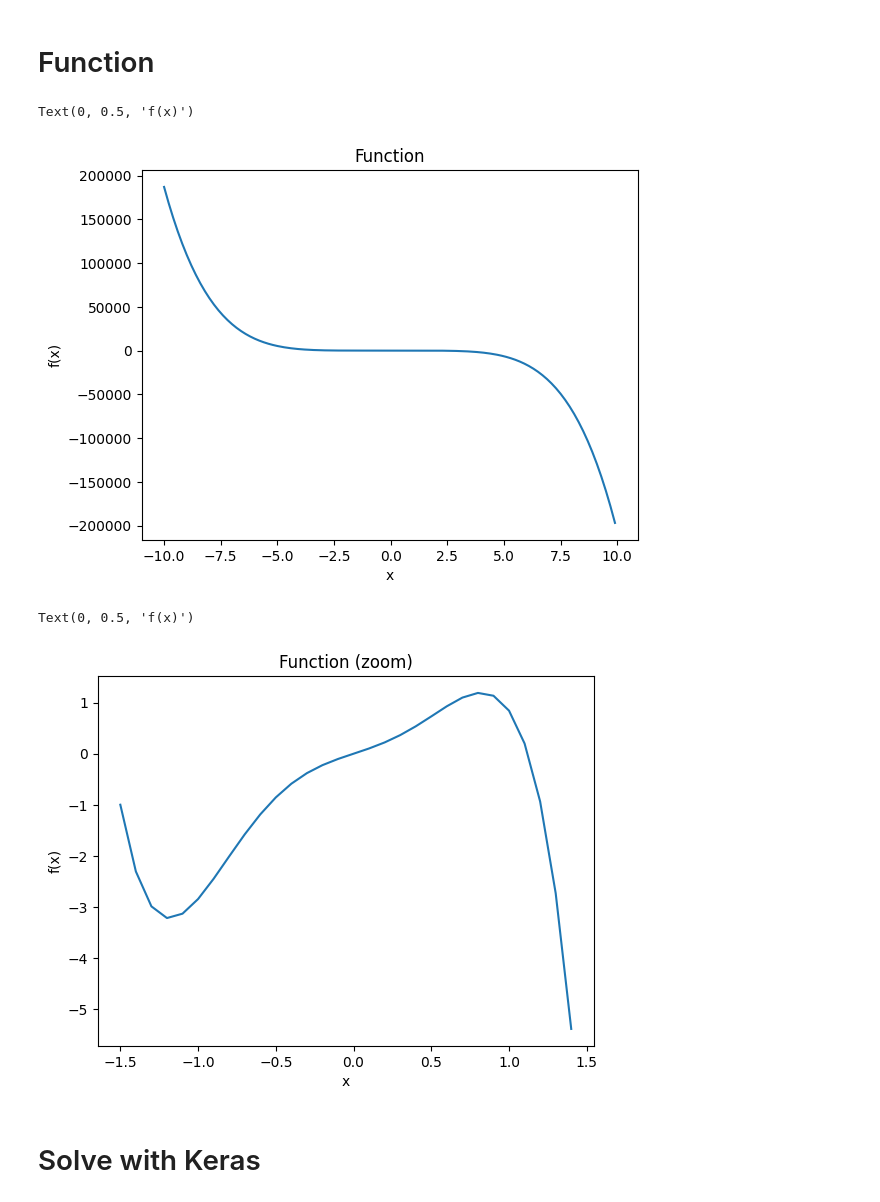
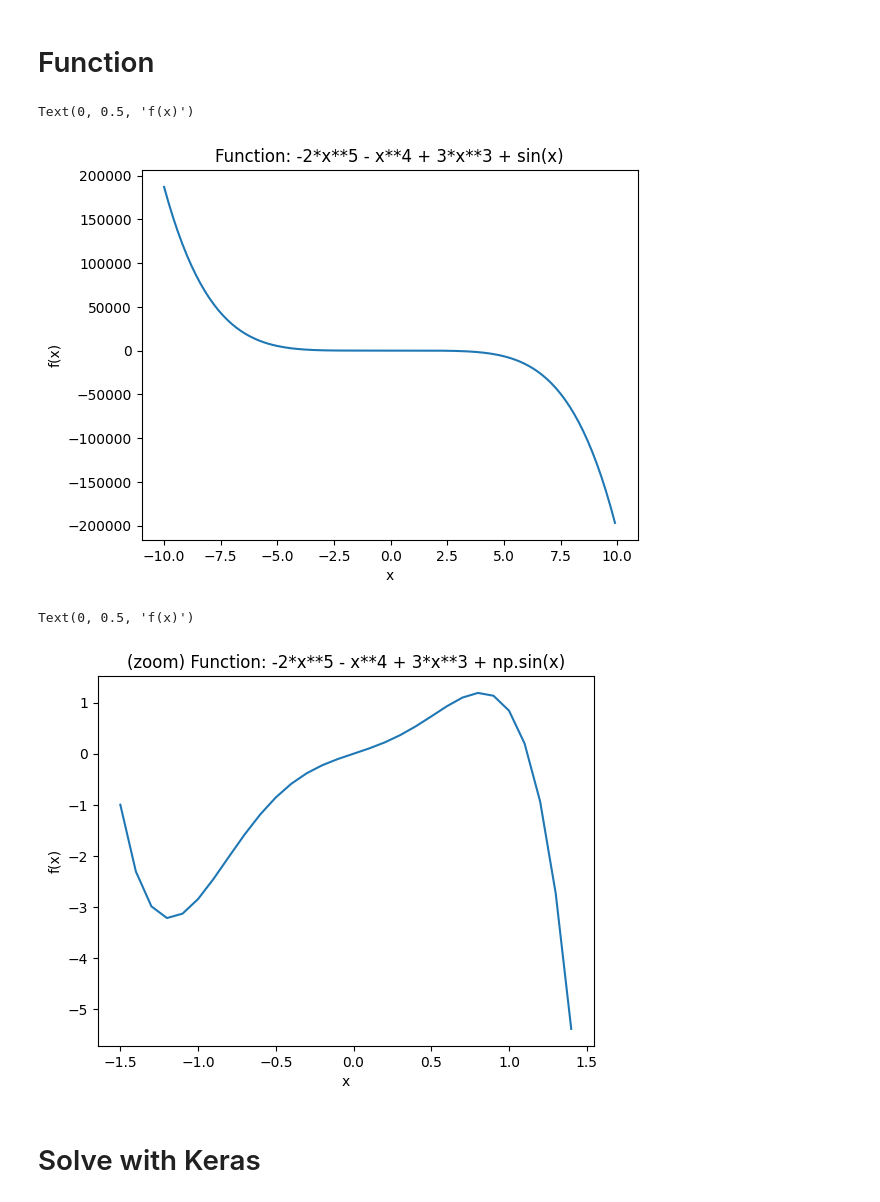
Before and after one commit to clausia/tnn-for-inverse-problems, a Jupyter notebook: examples/One-variable function.ipynb, the cells around one changed output. Cells and saved outputs as stored; diff of their text form; code cells hidden in the pictures.

```diff
--- a/examples/One-variable function.ipynb
+++ b/examples/One-variable function.ipynb
@@ -10,20 +10,20 @@ x_data = np.arange(-10, 10, 0.1)
 y_data = np.array([f(i) for i in x_data])
 # %%
 plt.plot(x_data, y_data)
-plt.title('Function')
+plt.title('Function: -2*x**5 - x**4 + 3*x**3 + sin(x)')
 plt.xlabel('x')
 plt.ylabel('f(x)')
 # %% [output]
 Text(0, 0.5, 'f(x)')
-[figure, old version]
+[figure, new version]
 # %%
 plt.plot(x_data[85:115], y_data[85:115])
-plt.title('Function (zoom)')
+plt.title('(zoom) Function: -2*x**5 - x**4 + 3*x**3 + np.sin(x)')
 plt.xlabel('x')
 plt.ylabel('f(x)')
 # %% [output]
 Text(0, 0.5, 'f(x)')
-[figure, old version]
+[figure, new version]
 # %% [markdown]
 # Solve with Keras
 # %%
```
Also changed, not shown: parts of 11 cells of this notebook.
